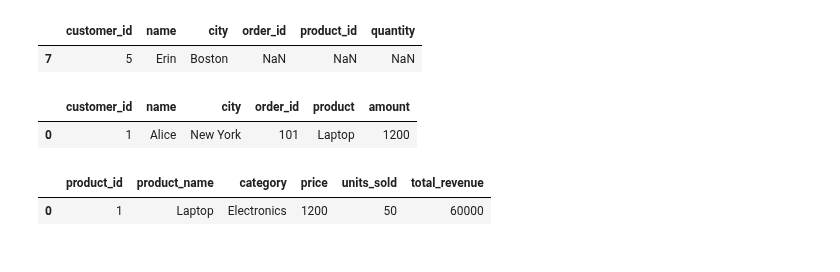
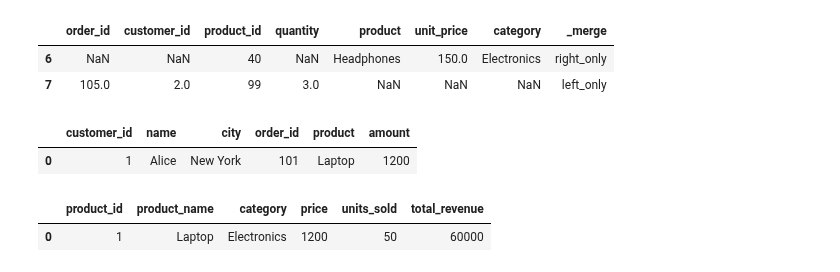
Before and after one commit to edmiller824/sf_tech, a Jupyter notebook: reps.ipynb, the cells around one changed output. Cells and saved outputs as stored; diff of their text form; code cells hidden in the pictures.

```diff
--- a/reps.ipynb
+++ b/reps.ipynb
@@ -28,35 +180,49 @@ orders = pd.DataFrame({
 
 # Products (note: no product_id=99 here)
 products = pd.DataFrame({
     "product_id": [10, 20, 30, 40],
     "product": ["Laptop", "Book", "Shirt", "Headphones"],
     "unit_price": [1200, 20, 35, 150],
     "category": ["Electronics", "Books", "Clothing", "Electronics"]
 })
 
 # Optional: Returns (order-level returns to subtract from revenue)
 returns = pd.DataFrame({
     "order_id": [103, 105],
     "returned_qty": [1, 1]
 })
 
 co_merged = customers.merge(orders, how='left', on='customer_id')
-op_merged = orders.merge(products, how='outer', on='product_id')
+op_merged = orders.merge(products, how='outer', on='product_id', indicator=True)
+mismatches = op_merged[op_merged['_merge'] != 'both']      # rows without a match
+mismatches
 
 merged = co_merged.merge(products, how='left', on='product_id')
 merged['amount_spent'] = (merged['quantity'] * merged['unit_price']).fillna(0)
 
 total_spent = merged.groupby('name', as_index=False).agg(total_spent=('amount_spent', 'sum'))
 
 po_merged = products.merge(orders, how='left', on='product_id')
 po_merged['revenue'] = po_merged['unit_price'] * po_merged['quantity']
 product_revenue = po_merged.groupby('product', as_index=False).agg(product_rev=('revenue', 'sum')).sort_values('product_rev', ascending=False)
 
 no_orders = co_merged[co_merged['order_id'].isnull()]
 
-	# 6.	Find the largest single order value (quantity × unit_price), returning the customer, product, and amount.
+# 6.	Find the largest single order value (quantity × unit_price), returning the customer, product, and amount.
 op_merged['order_value'] = op_merged['unit_price'] * op_merged['quantity']
-op_merged.groupby('order_id', as_index=False).agg()
+largest_order = op_merged[['customer_id', 'product', 'order_value']].nlargest(1, 'order_value')
+
+# 7.	Using the returns table, compute net revenue per customer = gross revenue − (returned_qty × unit_price).
+df = merged.merge(returns, how='left', on='order_id')
+df['return_amount'] = (df['returned_qty'] * df['unit_price']).fillna(0)
+df['net_revenue'] = df['amount_spent'] - df['return_amount']
+total_net = df.groupby('customer_id', as_index=False).agg(total_net=('net_revenue', 'sum'))
+total_net
+# 8.	Bonus: average order value per city, counting only customers with orders; then show a variant that lists all cities, with 0 where applicable.
+
+aov_city_with_orders = merged[merged['amount_spent'] > 0].groupby('city', as_index=False).agg(aov_city=('amount_spent', 'mean'))
+aov_city_all = merged.groupby('city', as_index=False).agg(aov_city=('amount_spent', 'mean'))
 # %% [output]
-|  | customer_id | name | city | order_id | product_id | quantity |
-| 7 | 5 | Erin | Boston | NaN | NaN | NaN |
+|  | order_id | customer_id | product_id | quantity | product | unit_price | category | _merge |
+| 6 | NaN | NaN | 40 | NaN | Headphones | 150.0 | Electronics | right_only |
+| 7 | 105.0 | 2.0 | 99 | 3.0 | NaN | NaN | NaN | left_only |
```
Also changed, not shown: parts of 3 cells of this notebook.
